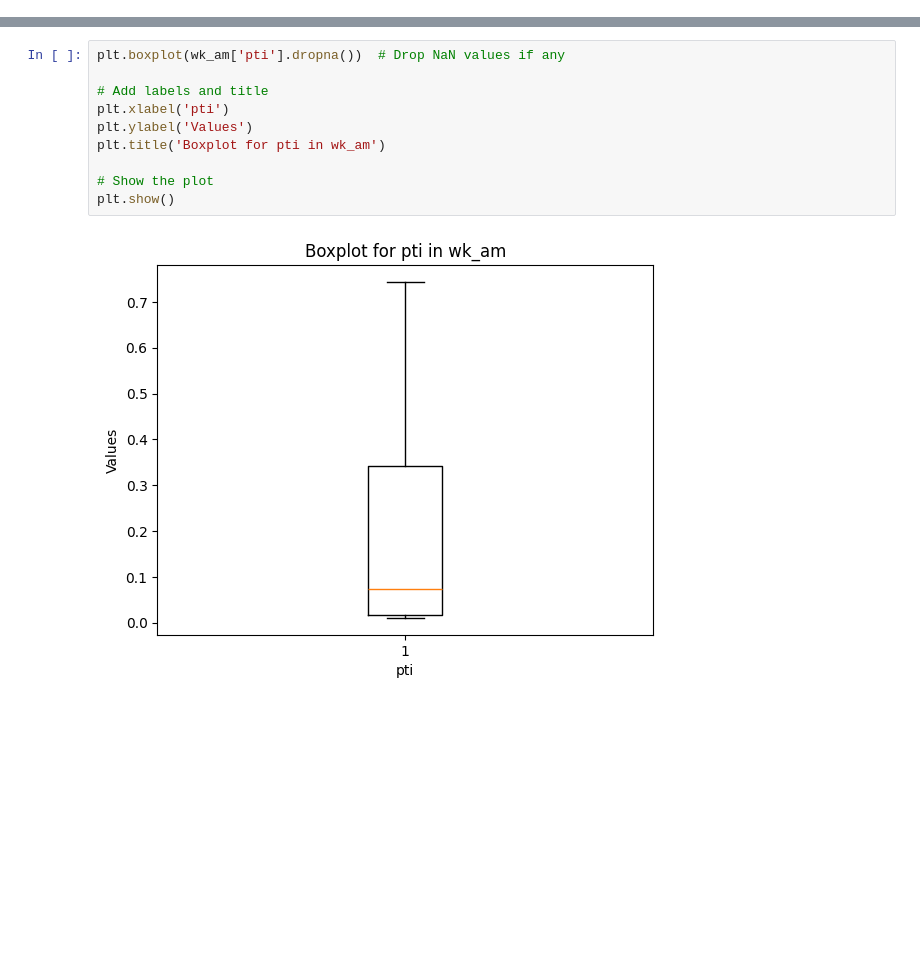
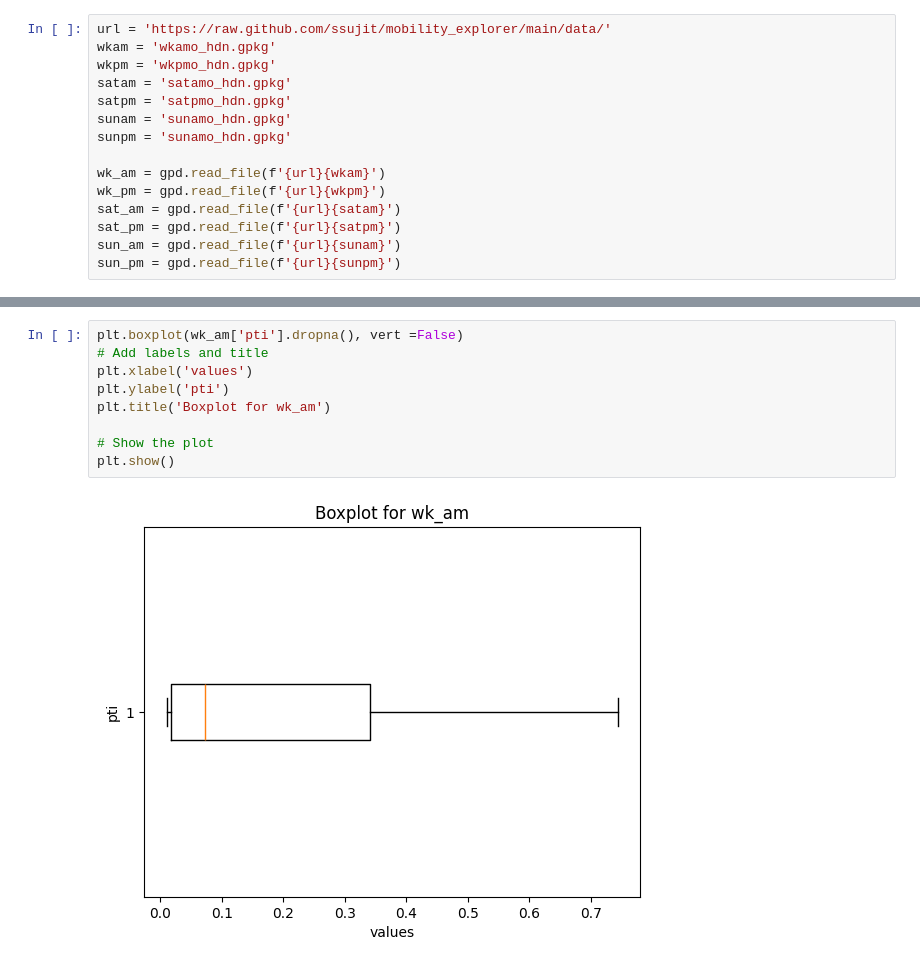
Before and after one commit to ssujit/move_sustainable, a Jupyter notebook: notebook/2_exploratory_spatial_data_analysis.ipynb, the cells around one changed output, grey strips where cells are left out. Drawn from its saved outputs; the diff is of its cells as text; blank space fills up the shorter version.

```diff
--- a/notebook/2_exploratory_spatial_data_analysis.ipynb
+++ b/notebook/2_exploratory_spatial_data_analysis.ipynb
@@ -90 +8,16 @@ hilden.head()
+# %%
+url = 'https://raw.github.com/ssujit/mobility_explorer/main/data/'
+wkam = 'wkamo_hdn.gpkg'
+wkpm = 'wkpmo_hdn.gpkg'
+satam = 'satamo_hdn.gpkg'
+satpm = 'satpmo_hdn.gpkg'
+sunam = 'sunamo_hdn.gpkg'
+sunpm = 'sunamo_hdn.gpkg'
+
+wk_am = gpd.read_file(f'{url}{wkam}')
+wk_pm = gpd.read_file(f'{url}{wkpm}')
+sat_am = gpd.read_file(f'{url}{satam}')
+sat_pm = gpd.read_file(f'{url}{satpm}')
+sun_am = gpd.read_file(f'{url}{sunam}')
+sun_pm = gpd.read_file(f'{url}{sunpm}')
 # %%
@@ -118,12 +59,11 @@ city_plot = hilden.plot('city', color='none', edgecolor='black', legend=True)
 # %%
-plt.boxplot(wk_am['pti'].dropna())  # Drop NaN values if any
-
+plt.boxplot(wk_am['pti'].dropna(), vert =False)
 # Add labels and title
-plt.xlabel('pti')
-plt.ylabel('Values')
-plt.title('Boxplot for pti in wk_am')
+plt.xlabel('values')
+plt.ylabel('pti')
+plt.title('Boxplot for wk_am')
 
 # Show the plot
 plt.show()
 # %% [output]
-[figure, old version]
+[figure, new version]
```
Also changed, not shown: parts of 27 cells of this notebook, 1 other file.
